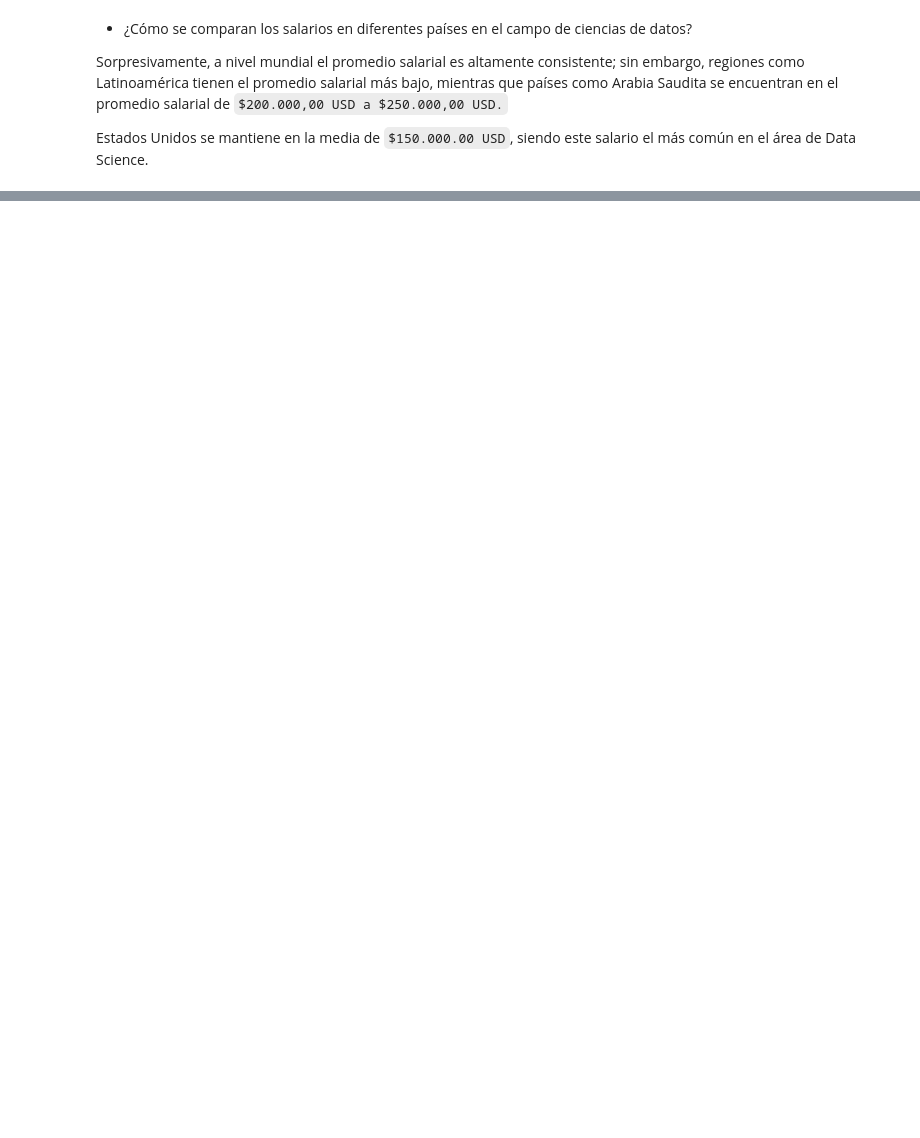
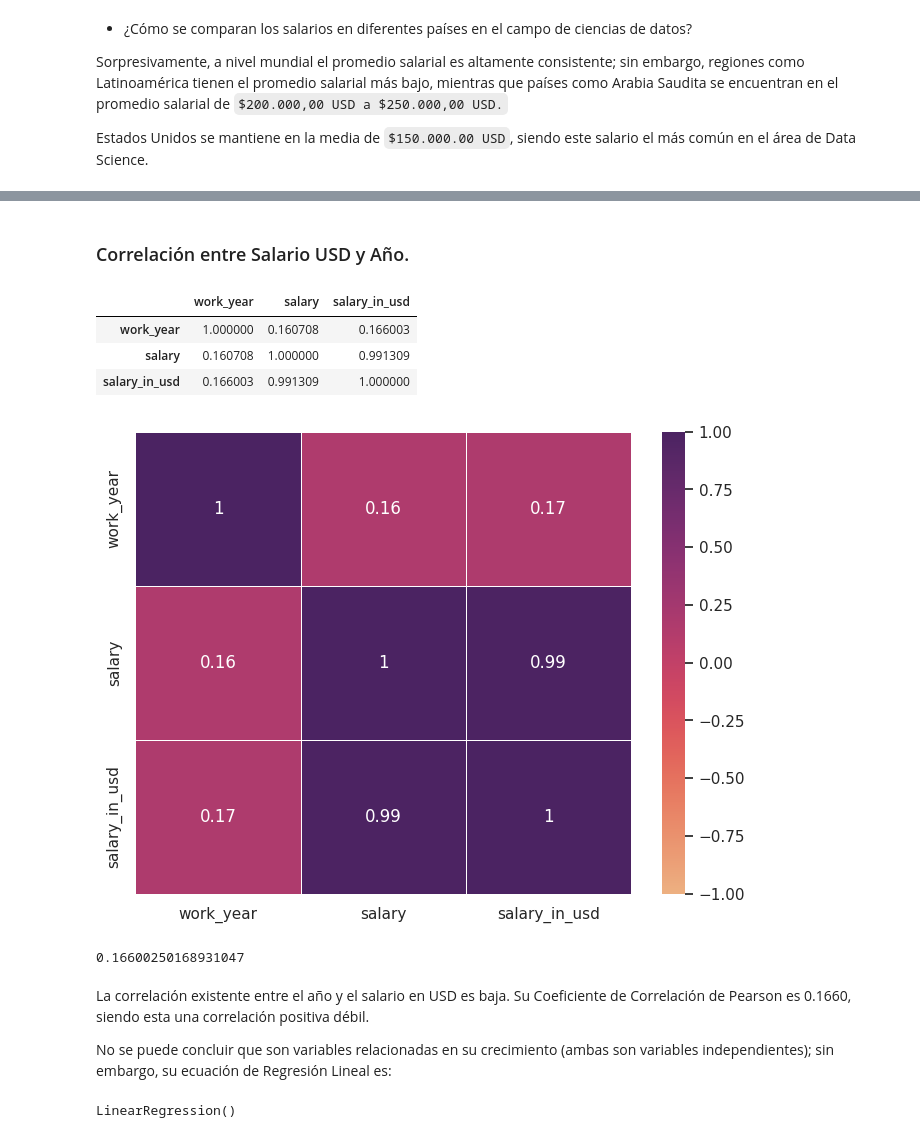
Before and after one commit to paulinavelasquezc/Data-Science-BEDU, a Jupyter notebook: Jobs_and_Salaries_in_Data_Science_BEDU.ipynb, the cells around one changed output, grey strips where cells are left out. Drawn from its saved outputs; the diff is of its cells as text; code cells hidden in the pictures; blank space fills up the shorter version.

```diff
--- a/Jobs_and_Salaries_in_Data_Science_BEDU.ipynb
+++ b/Jobs_and_Salaries_in_Data_Science_BEDU.ipynb
@@ -917,0 +952,33 @@ Estados Unidos se mantiene en la media de `$150.000.00 USD`, siendo este salario
+# %% [markdown]
+### Correlación entre Salario USD y Año.
+# %%
+import warnings
+warnings.filterwarnings("ignore")
+
+df.corr()
+# %% [output]
+|  | work_year | salary | salary_in_usd |
+| work_year | 1.000000 | 0.160708 | 0.166003 |
+| salary | 0.160708 | 1.000000 | 0.991309 |
+| salary_in_usd | 0.166003 | 0.991309 | 1.000000 |
+# %%
+plt.figure(figsize=(8, 6))
+ax = sns.heatmap(df.corr(), vmin=-1, vmax=1, annot=True, cmap="flare", linewidths=.5);
+# %% [output]
+[figure, added]
+# %%
+df['work_year'].corr(df['salary_in_usd'])
+# %% [output]
+0.16600250168931047
+# %% [markdown]
+La correlación existente entre el año y el salario en USD es baja. Su Coeficiente de Correlación de Pearson es 0.1660, siendo esta una correlación positiva débil.
+
+No se puede concluir que son variables relacionadas en su crecimiento (ambas son variables independientes); sin embargo, su ecuación de Regresión Lineal es:
+# %%
+from sklearn.linear_model import LinearRegression
+
+lr = LinearRegression()
+
+lr.fit(df['work_year'].to_frame(), df['salary_in_usd'])
+# %% [output]
+LinearRegression()
```
Also changed, not shown: parts of 21 cells of this notebook.
